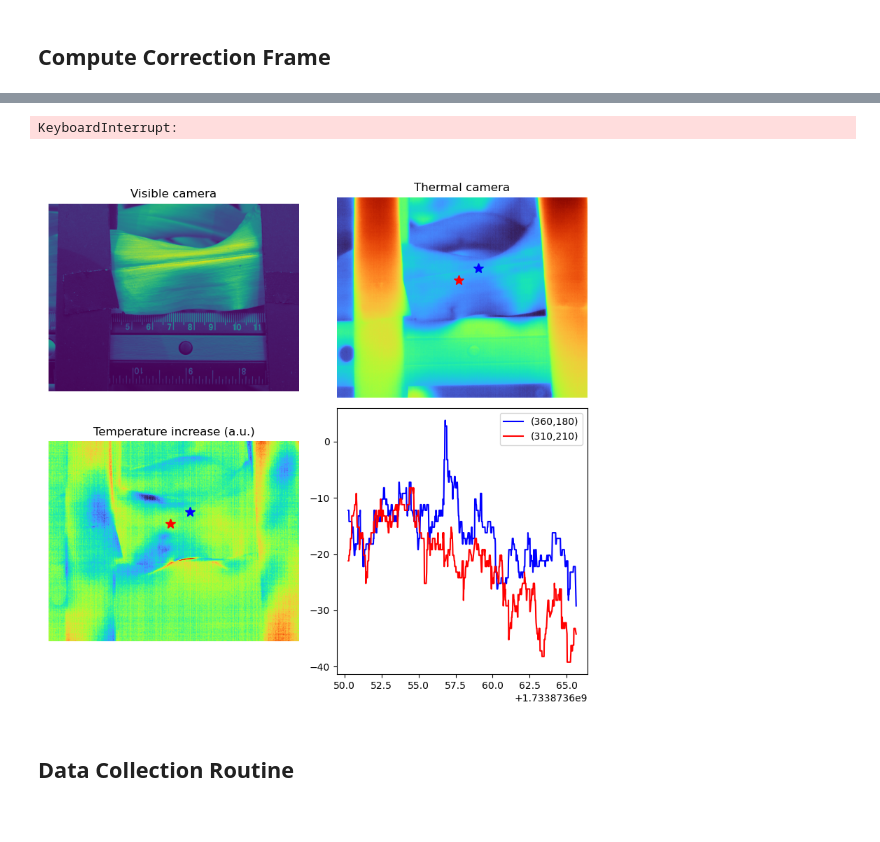
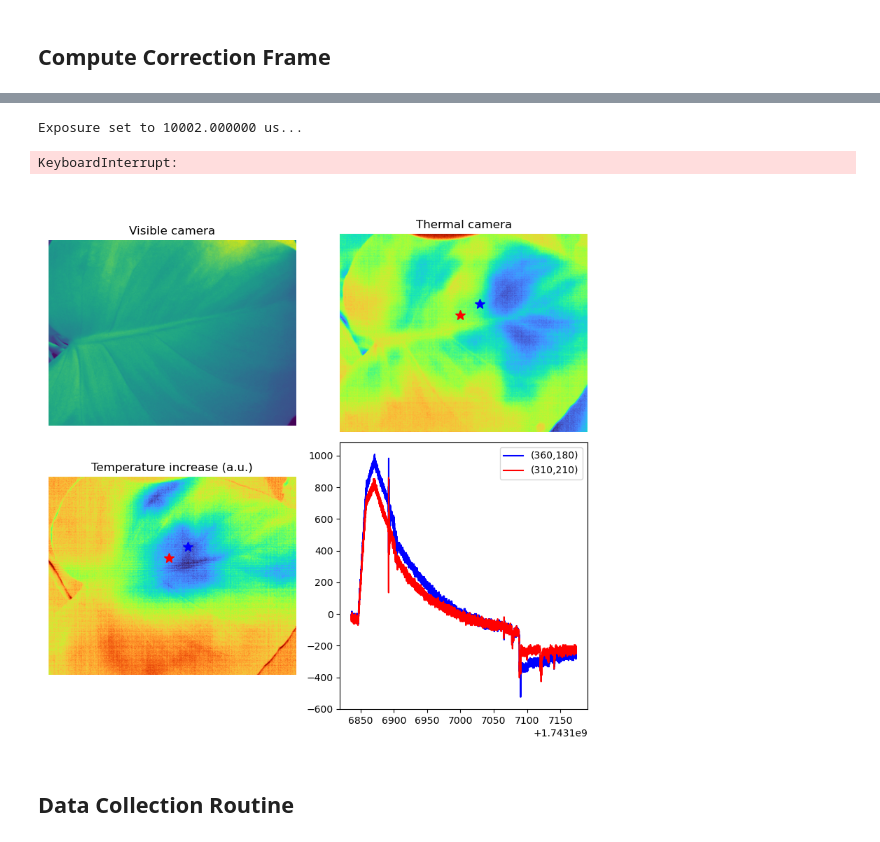
Before and after one commit to nnsriram27/plantProj, a Jupyter notebook: notebooks-setup/collect_plant_data_v2.ipynb, the cells around one changed output, grey strips where cells are left out. Cells and saved outputs as stored; diff of their text form; code cells hidden in the pictures.

Commit message:
v2 of the data collection script

```diff
--- a/notebooks-setup/collect_plant_data_v2.ipynb
+++ b/notebooks-setup/collect_plant_data_v2.ipynb
@@ -116,6 +115,8 @@ def preview_thermal_frame(frame_raw: np.ndarray, in_range='image', equalize=Fals
     return frame
 # %% [markdown]
 ## Compute Correction Frame
+# %%
+COMPUTE_CORRECTION_TERM = True
 # %%
 if COMPUTE_CORRECTION_TERM:
     input('Place a uniform object in front of the camera and press Enter to start computing the correction term...')
@@ -125,7 +126,7 @@ if COMPUTE_CORRECTION_TERM:
     num_frames_to_avg = 100
     frames = []
     for _ in tqdm(range(num_frames_to_avg)):
-        frame, _ = thr_cam_obj.get_next_image()
+        frame, _, _, _ = thr_cam_obj.get_next_image()
         frames.append(frame)
     frames = np.stack(frames, axis=0)
     frame_avg = np.mean(frames, axis=0)
@@ -179,12 +180,15 @@ plt.show()
 # %%
 curr_stage_pos = STAGE_POS_LP700
 stage.move_absolute_raw(curr_stage_pos)
+vis_cam_obj.set_exposure(10000)
 
 pixel_val1 = []
 pixel_val2 = []
 tstamp = []
 py1, px1 = 180, 360
 py2, px2 = 210, 310
+
+log_thr = True # if True, log the thermal camera data, else log the visual camera data
 
 vis_img, vis_tstamp, _, _, _ = vis_cam_obj.get_next_image()
 thr_img, thr_tstamp, _, _ = thr_cam_obj.get_next_image()
@@ -199,6 +203,11 @@ def vis_cam_thread():
     while running:
         vis_img, vis_tstamp, _, _, _ = vis_cam_obj.get_next_image()
 
+        if not log_thr:
+            pixel_val1.append(vis_img[py1, px1])
+            pixel_val2.append(vis_img[py2, px2])
+            tstamp.append(vis_tstamp)
+
 def thr_cam_thread():
     global thr_cam_obj
     global thr_img, thr_tstamp, running, pixel_val1, pixel_val2, tstamp
@@ -207,15 +216,18 @@ def thr_cam_thread():
         thr_img_, thr_tstamp, _, _ = thr_cam_obj.get_next_image()
         thr_img = thr_img_[:, ::-1].astype(np.float32)
 
-        pixel_val1.append(thr_img[py1, px1] - init_frame[py1, px1])
-        pixel_val2.append(thr_img[py2, px2] - init_frame[py1, px1])
-        tstamp.append(thr_tstamp)
+        if log_thr:
+            pixel_val1.append(thr_img[py1, px1] - init_frame[py1, px1])
+            pixel_val2.append(thr_img[py2, px2] - init_frame[py1, px1])
+            tstamp.append(thr_tstamp)
 
 
 # moving_average_frame = None
 # diff_threshold = 10
 # num_stabilized_frames = 10
 # frame_diffs = []
+# %% [output]
+Exposure set to 10002.000000 us...
 # %%
 vis_thread = threading.Thread(target=vis_cam_thread)
 thr_thread = threading.Thread(target=thr_cam_thread)
@@ -238,36 +250,37 @@ while True:
 
     min_val, max_val = np.percentile(diff_img_viz, [0.01, 99.99])
     diff_img_viz = rescale_intensity(diff_img_viz, in_range=(min_val, max_val), out_range=(0, 1.0))*255
     diff_img_viz = diff_img_viz.astype(np.uint8)
 
 
     axes[0, 0].clear()
     axes[0, 0].imshow(vis_img)
     axes[0, 0].axis('off')
     axes[0, 0].set_title('Visible camera')
 
     axes[0, 1].clear()
     axes[0, 1].imshow(thr_img, cmap='turbo')
     axes[0, 1].plot(px1, py1, 'b*', markersize=10)
     axes[0, 1].plot(px2, py2, 'r*', markersize=10)
     axes[0, 1].set_title('Thermal camera')
     axes[0, 1].axis('off')
     axes[1, 0].clear()
     axes[1, 0].imshow(diff_img_viz, cmap='turbo')
     axes[1, 0].set_title('Temperature increase (a.u.)')
     axes[1, 0].plot(px1, py1, 'b*', markersize=10)
     axes[1, 0].plot(px2, py2, 'r*', markersize=10)
     axes[1, 0].axis('off')
     axes[1, 1].clear()
-    axes[1, 1].plot(tstamp, pixel_val1, label="({},{})".format(px1, py1), color='b')
-    axes[1, 1].plot(tstamp, pixel_val2, label="({},{})".format(px2, py2), color='r')
+    num_points = min(len(tstamp), len(pixel_val1), len(pixel_val2))
+    axes[1, 1].plot(tstamp[:num_points], pixel_val1[:num_points], label="({},{})".format(px1, py1), color='b')
+    axes[1, 1].plot(tstamp[:num_points], pixel_val2[:num_points], label="({},{})".format(px2, py2), color='r')
     axes[1, 1].legend()
     plt.tight_layout()
     display.clear_output(wait=True)
     display.display(plt.gcf())
 # %% [output]
 KeyboardInterrupt:
-[figure, old version]
+[figure, new version]
 # %%
 running = False
 vis_thread.join()
```
Also changed, not shown: parts of 5 cells of this notebook, 8 other files.
